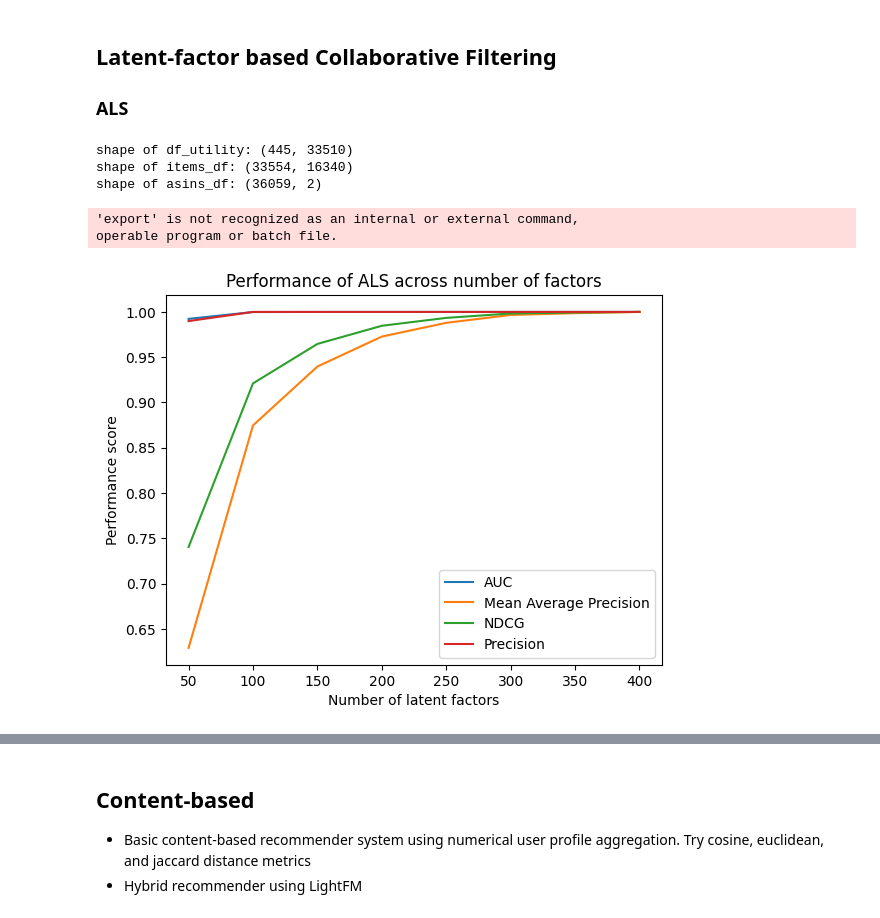
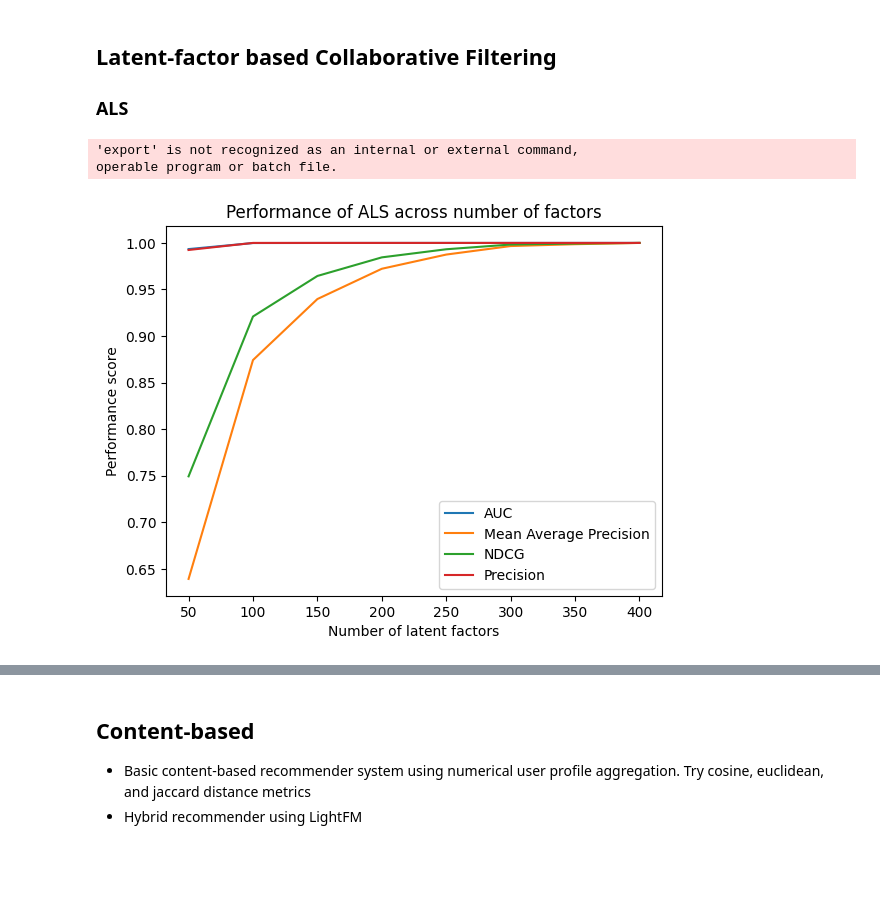
Before and after one commit to K-Winkles/kaban-multimodel-recommender, a Jupyter notebook: dev/main.ipynb, the cells around one changed output, grey strips where cells are left out. Saved outputs shown, nothing was run; the diff lists cells and outputs as text; code cells hidden in the pictures; blank space fills up the shorter version.

Commit message:
additional cleaning step: merge like ASINs, reworked dataset loading, updated basic content based recommender distance metric

```diff
--- a/dev/main.ipynb
+++ b/dev/main.ipynb
@@ -28,18 +28,15 @@ dir = "../dataset/utility"
 def load_dataset():
     items_df = pd.read_csv(f"{dir}/itemset_preprocessed.csv")
     items_df.set_index("ASIN", inplace=True)
-    items_df.drop('customerReview', inplace=True, axis=1)
-    items_df = pd.get_dummies(items_df, columns=['brand'], dtype='float')
-    items_df.fillna(0, inplace=True)
 
-    df_utility = pd.read_csv(f"{dir}/utility_topn.csv")
+    df_utility = pd.read_csv(f"{dir}/utility_topn.csv", index_col=0)
     df_utility.set_index("reviewerID", inplace=True)
 
     reviews_df = pd.read_csv(f"{dir}/reviews.csv")
-    reviews_df = reviews_df.replace(np.nan, '', regex=True)
     reviews_df.set_index('reviewerID', inplace=True)
 
     asins_df = pd.read_csv(f"{dir}/asin_product_mapping.csv")
+    asins_df.set_index('ASIN', inplace=True)
 
     print(f"shape of df_utility: {df_utility.shape}")
     print(f"shape of items_df: {items_df.shape}")
@@ -375,7 +468,6 @@ recommended items
 
 ### ALS
 # %%
-items_df, df_utility, reviews_df, items_with_info_df = load_dataset()
 csr_utility = scipy.sparse.csr_matrix(df_utility.fillna(0).values)
 !export OPENBLAS_NUM_THREADS=1
 threadpoolctl.threadpool_limits(1, "blas")
@@ -402,39 +494,36 @@ for factor in factors:
 
     # evaluation
     training_set, test_set = train_test_split(
         csr_utility,
         train_percentage=0.85,
         random_state=143
     )
     auc = AUC_at_k(model,training_set,test_set,
                 K=len(df_utility), show_progress=True)
     mean_ave_precision = mean_average_precision_at_k(model, training_set,
                 test_set, K=len(df_utility), show_progress=True)
     ndcg = ndcg_at_k(model, training_set, test_set,
                 K=len(df_utility), show_progress=True)
     precision = precision_at_k(model, training_set,
                 test_set, K=len(df_utility), show_progress=True)
     auc_list.append(auc)
     mean_ave_precision_list.append(mean_ave_precision)
     ndcg_list.append(ndcg)
     precision_list.append(precision)
 
 plt.plot(factors, auc_list, label='AUC')
 plt.plot(factors, mean_ave_precision_list, label='Mean Average Precision')
 plt.plot(factors, ndcg_list, label='NDCG')
 plt.plot(factors, precision_list, label='Precision')
 plt.xlabel('Number of latent factors')
 plt.ylabel('Performance score')
 plt.title("Performance of ALS across number of factors")
 plt.legend()
 plt.show()
 # %% [output]
-shape of df_utility: (445, 33510)
-shape of items_df: (33554, 16340)
-shape of asins_df: (36059, 2)
+'export' is not recognized as an internal or external command,
+operable program or batch file.
-'export' is not recognized as an internal or external command,
-operable program or batch file.
-[figure, old version]
+[figure, new version]
 # %%
 model = ALS(
     factors=300,
```
Also changed, not shown: parts of 20 cells of this notebook, 1 other file.
